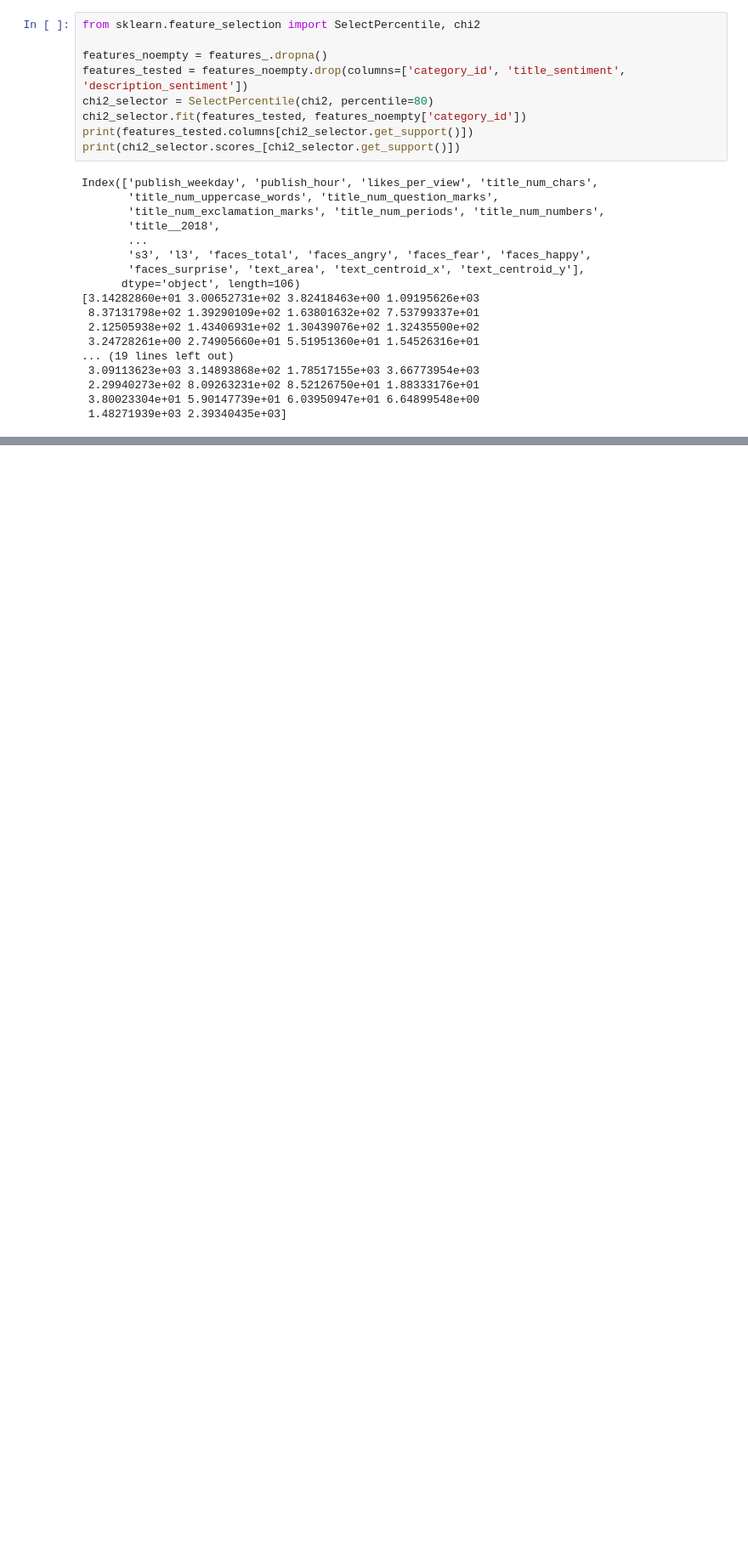
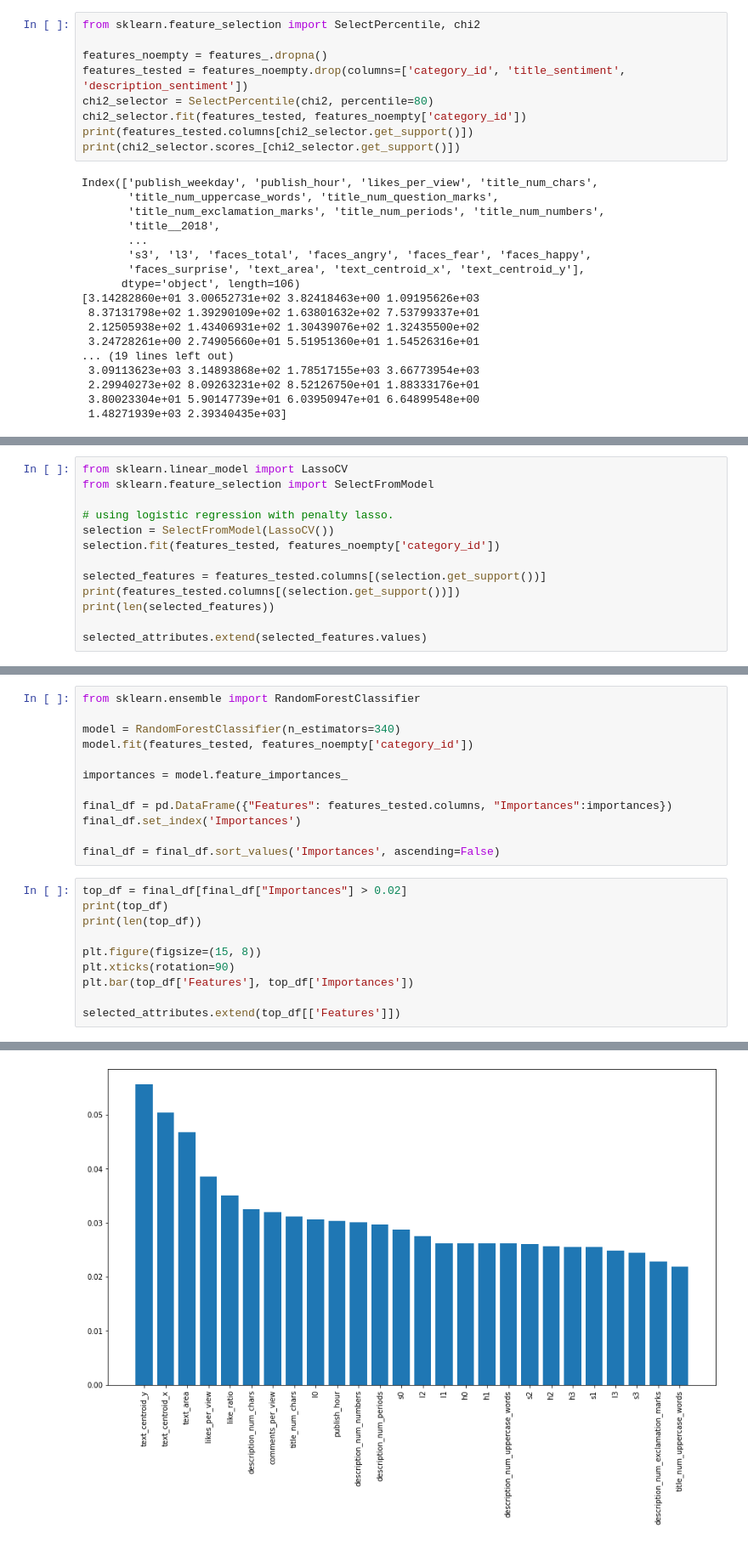
Before and after one commit to hejmsdz/youtube-trending-prediction, a Jupyter notebook: notebooks/03b_feature_selection.ipynb, the cells around one changed output, grey strips where cells are left out. Shown at 85% size. Saved outputs shown, nothing was run; the diff lists cells and outputs as text; blank space fills up the shorter version.

```diff
--- a/notebooks/03b_feature_selection.ipynb
+++ b/notebooks/03b_feature_selection.ipynb
@@ -119,0 +165,13 @@ plt.bar(names, values)
+# %%
+from sklearn.linear_model import LassoCV
+from sklearn.feature_selection import SelectFromModel
+
+# using logistic regression with penalty lasso.
+selection = SelectFromModel(LassoCV())
+selection.fit(features_tested, features_noempty['category_id'])
+
+selected_features = features_tested.columns[(selection.get_support())]
+print(features_tested.columns[(selection.get_support())])
+print(len(selected_features))
+
+selected_attributes.extend(selected_features.values)
@@ -119,0 +184,23 @@ plt.bar(names, values)
+# %%
+from sklearn.ensemble import RandomForestClassifier
+
+model = RandomForestClassifier(n_estimators=340)
+model.fit(features_tested, features_noempty['category_id'])
+
+importances = model.feature_importances_
+
+final_df = pd.DataFrame({"Features": features_tested.columns, "Importances":importances})
+final_df.set_index('Importances')
+
+final_df = final_df.sort_values('Importances', ascending=False)
+# %%
+top_df = final_df[final_df["Importances"] > 0.02]
+print(top_df)
+print(len(top_df))
+
+plt.figure(figsize=(15, 8))
+plt.xticks(rotation=90)
+plt.bar(top_df['Features'], top_df['Importances'])
+
+selected_attributes.extend(top_df[['Features']])
+# %% [output]
@@ -119,0 +224 @@ plt.bar(names, values)
+[figure, added]
```
Also changed, not shown: parts of 8 cells of this notebook, 1 other file.
